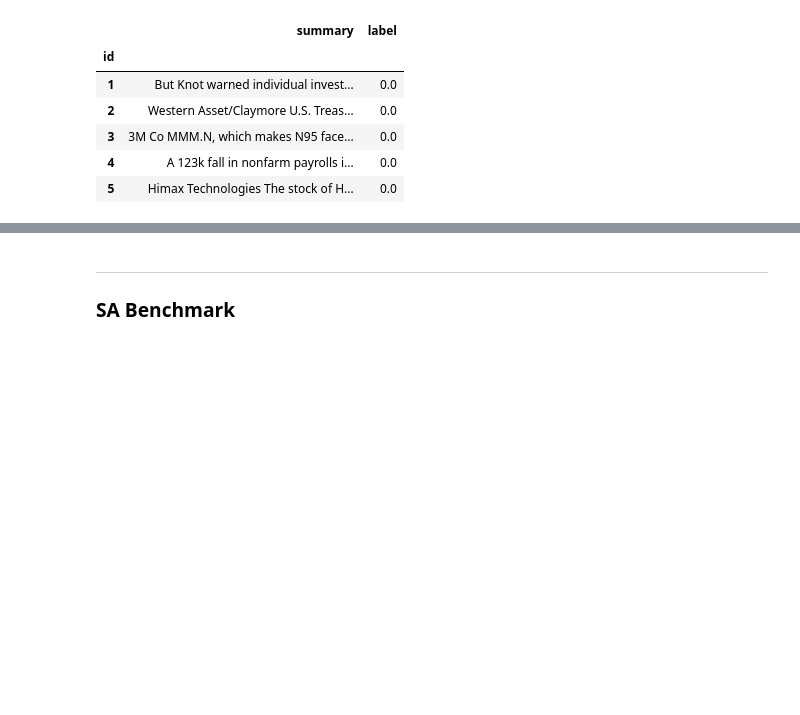
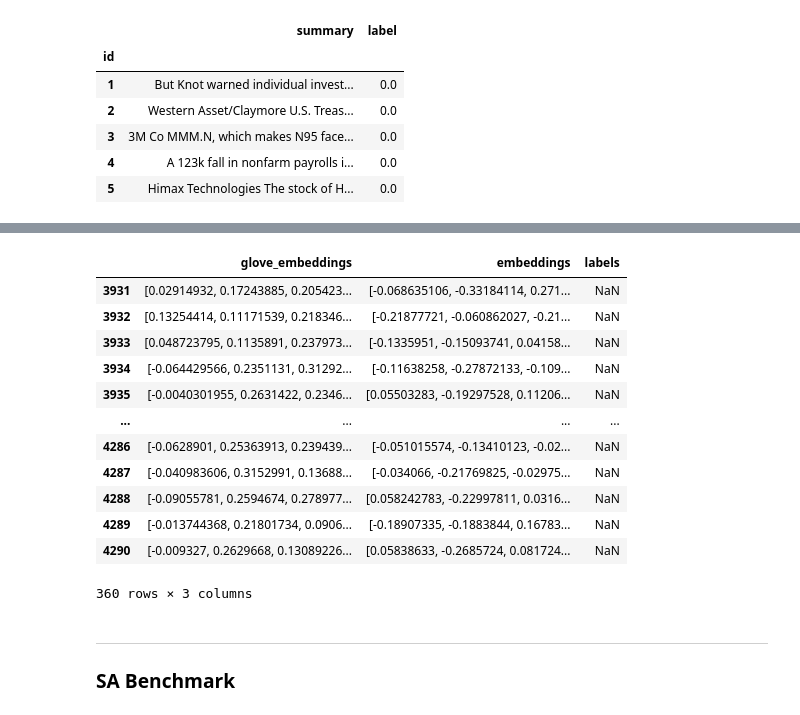
Before and after one commit to paultltc/InflaBERT, a Jupyter notebook: source/training/SA.ipynb, the cells around one changed output, grey strips where cells are left out. Cells and saved outputs as stored; diff of their text form; code cells hidden in the pictures; blank space fills up the shorter version.

```diff
--- a/source/training/SA.ipynb
+++ b/source/training/SA.ipynb
@@ -410,3 +410,6 @@ fig.update_layout(
     xaxis_title='Count',
     yaxis_title='Number of Articles',
 )
+# %%
+testing_news.rename(columns={'summary': 'text'}, inplace=True)
+trainxx, evalxx, test_r = full_pipeline_w2v_glove(train=train_raw_df, eval=eval_raw_df, test=testing_news)
@@ -413,3 +425,19 @@ fig.update_layout(
+# %%
+test_r
+# %% [output]
+|  | glove_embeddings | embeddings | labels |
+| 3931 | [0.02914932, 0.17243885, 0.205423... | [-0.068635106, -0.33184114, 0.271... | NaN |
+| 3932 | [0.13254414, 0.11171539, 0.218346... | [-0.21877721, -0.060862027, -0.21... | NaN |
+| 3933 | [0.048723795, 0.1135891, 0.237973... | [-0.1335951, -0.15093741, 0.04158... | NaN |
+| 3934 | [-0.064429566, 0.2351131, 0.31292... | [-0.11638258, -0.27872133, -0.109... | NaN |
+| 3935 | [-0.0040301955, 0.2631422, 0.2346... | [0.05503283, -0.19297528, 0.11206... | NaN |
+| ... | ... | ... | ... |
+| 4286 | [-0.0628901, 0.25363913, 0.239439... | [-0.051015574, -0.13410123, -0.02... | NaN |
+| 4287 | [-0.040983606, 0.3152991, 0.13688... | [-0.034066, -0.21769825, -0.02975... | NaN |
+| 4288 | [-0.09055781, 0.2594674, 0.278977... | [0.058242783, -0.22997811, 0.0316... | NaN |
+| 4289 | [-0.013744368, 0.21801734, 0.0906... | [-0.18907335, -0.1883844, 0.16783... | NaN |
+| 4290 | [-0.009327, 0.2629668, 0.13089226... | [0.05838633, -0.2685724, 0.081724... | NaN |
+360 rows × 3 columns
 # %% [markdown]
 ---
 ### SA Benchmark
```
Also changed, not shown: parts of 18 cells of this notebook, 2 other files.
